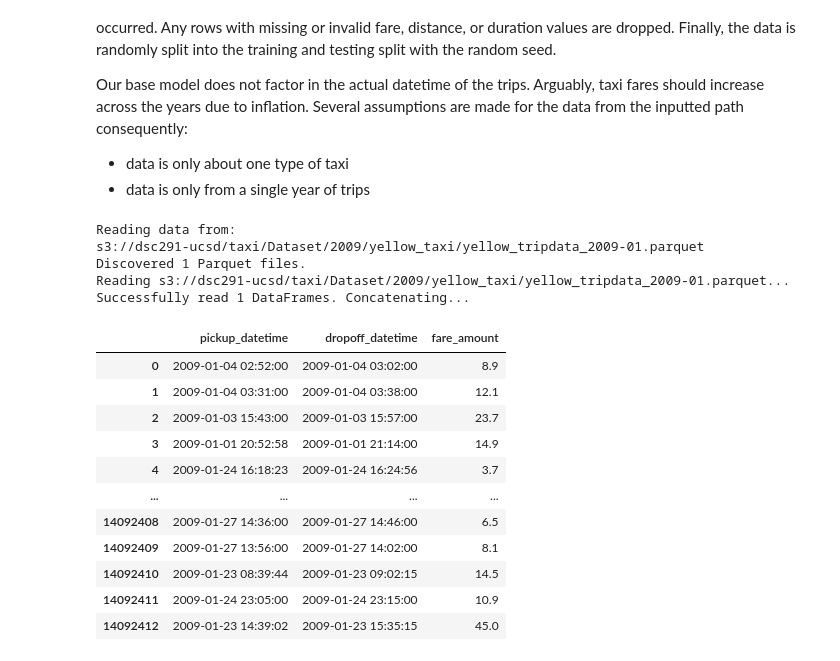
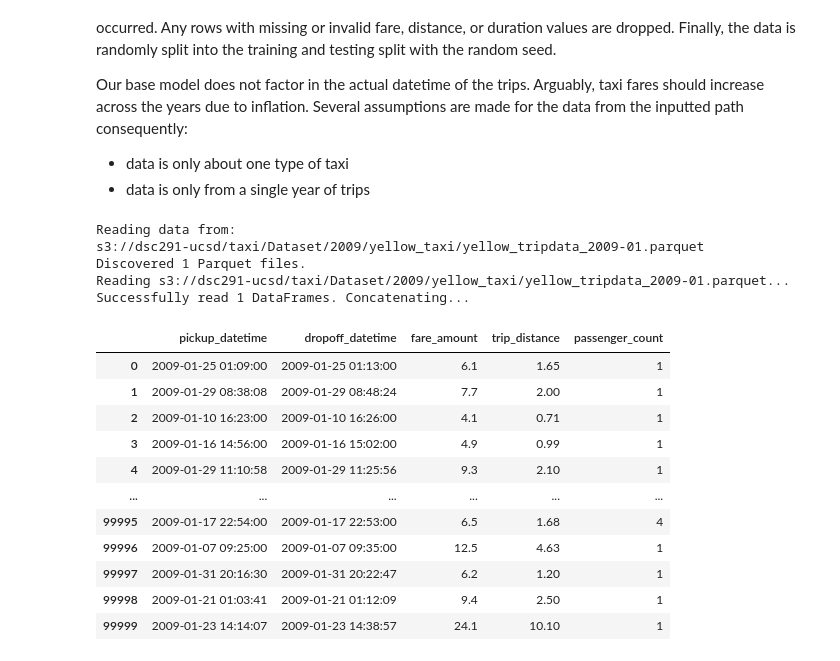
Before and after one commit to TangyKiwi/DSC-291-AWS, a Jupyter notebook: gam/MAIN.ipynb, the cells around one changed output. Saved outputs shown, nothing was run; the diff lists cells and outputs as text; code cells hidden in the pictures.

```diff
--- a/gam/MAIN.ipynb
+++ b/gam/MAIN.ipynb
@@ -17,7 +17,7 @@ Use this code cell to configure the global variables needed for analysis.
 `SPLIT`: Train / validation split fraction (e.g. `0.8` for 80% training)
 # %%
 PATH = "s3://dsc291-ucsd/taxi/Dataset/2009/yellow_taxi/yellow_tripdata_2009-01.parquet"
-MAX_ROWS = None
+MAX_ROWS = 100000
 SEED = 0
 SPLIT = 0.8
 # %% [markdown]
@@ -183,7 +183,7 @@ print(PATH)
 files = discover_parquet_files(PATH)
 print(f"Discovered {len(files)} Parquet files.")
 
-def process_file(file: str, max_rows: int) -> pd.DataFrame:
+def process_file(file: str) -> pd.DataFrame:
     print(f"Reading {file}...")
     schema = pq.read_schema(file, filesystem=get_filesystem(file))
     taxi_type = infer_taxi_type_from_path(file)
@@ -203,67 +203,88 @@ def process_file(file: str, max_rows: int) -> pd.DataFrame:
         print(f"Skipping file {file} since required columns could not be detected.")
         return
 
+    # Try to detect trip distance and passenger count columns as well
+    distance_col = None
+    for cand in ["trip_distance", "Trip_Distance", "trip_miles", "Trip_Miles"]:
+        if cand in schema.names:
+            distance_col = cand
+            break
+
+    passenger_col = None
+    for cand in ["passenger_count", "Passenger_Count"]:
+        if cand in schema.names:
+            passenger_col = cand
+            break
+
+    # Build list of columns to read
+    columns_to_read = [pickup_dt_col, dropoff_dt_col, fare_col]
+    if distance_col is not None:
+        columns_to_read.append(distance_col)
+    if passenger_col is not None:
+        columns_to_read.append(passenger_col)
+
+    # Ensure we have a file path for both S3 and local
     if is_s3_path(file):
         file_path = file[5:]
+        filesystem = fs.S3FileSystem(anonymous=True, region="us-west-2")
+    else:
+        file_path = file
+        filesystem = fs.LocalFileSystem()
 
-    pf = pq.ParquetFile(file_path, filesystem=fs.S3FileSystem(anonymous=True, region="us-west-2") if is_s3_path(file) else fs.LocalFileSystem())
-    if max_rows is None:
-        table = pf.read(columns=[pickup_dt_col, dropoff_dt_col, fare_col], use_threads=True)
-    else:
-        remaining = max_rows
-        chunks: list[pa.Table] = []
-
-        for batch in pf.iter_batches(columns=[pickup_dt_col, dropoff_dt_col, fare_col], use_threads=True):
-            if remaining <= 0:
-                break
-            batch_size = batch.num_rows
-            if batch_size > remaining:
-                batch = batch.slice(0, remaining)
-            chunks.append(batch)
-            remaining -= batch_size
-        table = pa.concat_tables(chunks)
+    pf = pq.ParquetFile(file_path, filesystem=filesystem)
+    table = pf.read(columns=columns_to_read, use_threads=True)
 
     rename_map = {
         pickup_dt_col: "pickup_datetime",
         dropoff_dt_col: "dropoff_datetime",
         fare_col: "fare_amount",
     }
+
+    if distance_col is not None:
+        rename_map[distance_col] = "trip_distance"
+    if passenger_col is not None:
+        rename_map[passenger_col] = "passenger_count"
 
     table = table.rename_columns([rename_map.get(name, name) for name in table.column_names])
     df = table.to_pandas()
 
     return df
 
 dfs = []
 with ThreadPoolExecutor(max_workers=4) as executor:
-    futures = [executor.submit(process_file, file, MAX_ROWS) for file in files]
+    futures = [executor.submit(process_file, file) for file in files]
     for future in as_completed(futures):
         df = future.result()
         if df is not None:
             dfs.append(df)
 
 if not dfs:
     raise ValueError("No valid Parquet files found with required columns.")
 print(f"Successfully read {len(dfs)} DataFrames. Concatenating...")
 
 data = pd.concat(dfs, ignore_index=True, copy=False)
+
+# Optionally downsample to MAX_ROWS using a random sample for faster experimentation
+if MAX_ROWS is not None and len(data) > MAX_ROWS:
+    data = data.sample(n=MAX_ROWS, random_state=SEED).reset_index(drop=True)
+
 pd.set_option('display.max_columns', None)
 data
 # %% [output]
 Reading data from:
 s3://dsc291-ucsd/taxi/Dataset/2009/yellow_taxi/yellow_tripdata_2009-01.parquet
 Discovered 1 Parquet files.
 Reading s3://dsc291-ucsd/taxi/Dataset/2009/yellow_taxi/yellow_tripdata_2009-01.parquet...
 Successfully read 1 DataFrames. Concatenating...
-|  | pickup_datetime | dropoff_datetime | fare_amount |
-| 0 | 2009-01-04 02:52:00 | 2009-01-04 03:02:00 | 8.9 |
-| 1 | 2009-01-04 03:31:00 | 2009-01-04 03:38:00 | 12.1 |
-| 2 | 2009-01-03 15:43:00 | 2009-01-03 15:57:00 | 23.7 |
-| 3 | 2009-01-01 20:52:58 | 2009-01-01 21:14:00 | 14.9 |
-| 4 | 2009-01-24 16:18:23 | 2009-01-24 16:24:56 | 3.7 |
-| ... | ... | ... | ... |
-| 14092408 | 2009-01-27 14:36:00 | 2009-01-27 14:46:00 | 6.5 |
-| 14092409 | 2009-01-27 13:56:00 | 2009-01-27 14:02:00 | 8.1 |
-| 14092410 | 2009-01-23 08:39:44 | 2009-01-23 09:02:15 | 14.5 |
-| 14092411 | 2009-01-24 23:05:00 | 2009-01-24 23:15:00 | 10.9 |
-| 14092412 | 2009-01-23 14:39:02 | 2009-01-23 15:35:15 | 45.0 |
+|  | pickup_datetime | dropoff_datetime | fare_amount | trip_distance | passenger_count |
+| 0 | 2009-01-25 01:09:00 | 2009-01-25 01:13:00 | 6.1 | 1.65 | 1 |
+| 1 | 2009-01-29 08:38:08 | 2009-01-29 08:48:24 | 7.7 | 2.00 | 1 |
+| 2 | 2009-01-10 16:23:00 | 2009-01-10 16:26:00 | 4.1 | 0.71 | 1 |
+| 3 | 2009-01-16 14:56:00 | 2009-01-16 15:02:00 | 4.9 | 0.99 | 1 |
+| 4 | 2009-01-29 11:10:58 | 2009-01-29 11:25:56 | 9.3 | 2.10 | 1 |
+| ... | ... | ... | ... | ... | ... |
+| 99995 | 2009-01-17 22:54:00 | 2009-01-17 22:53:00 | 6.5 | 1.68 | 4 |
+| 99996 | 2009-01-07 09:25:00 | 2009-01-07 09:35:00 | 12.5 | 4.63 | 1 |
+| 99997 | 2009-01-31 20:16:30 | 2009-01-31 20:22:47 | 6.2 | 1.20 | 1 |
+| 99998 | 2009-01-21 01:03:41 | 2009-01-21 01:12:09 | 9.4 | 2.50 | 1 |
+| 99999 | 2009-01-23 14:14:07 | 2009-01-23 14:38:57 | 24.1 | 10.10 | 1 |
```
Also changed, not shown: parts of 5 cells of this notebook, 1 other file.
